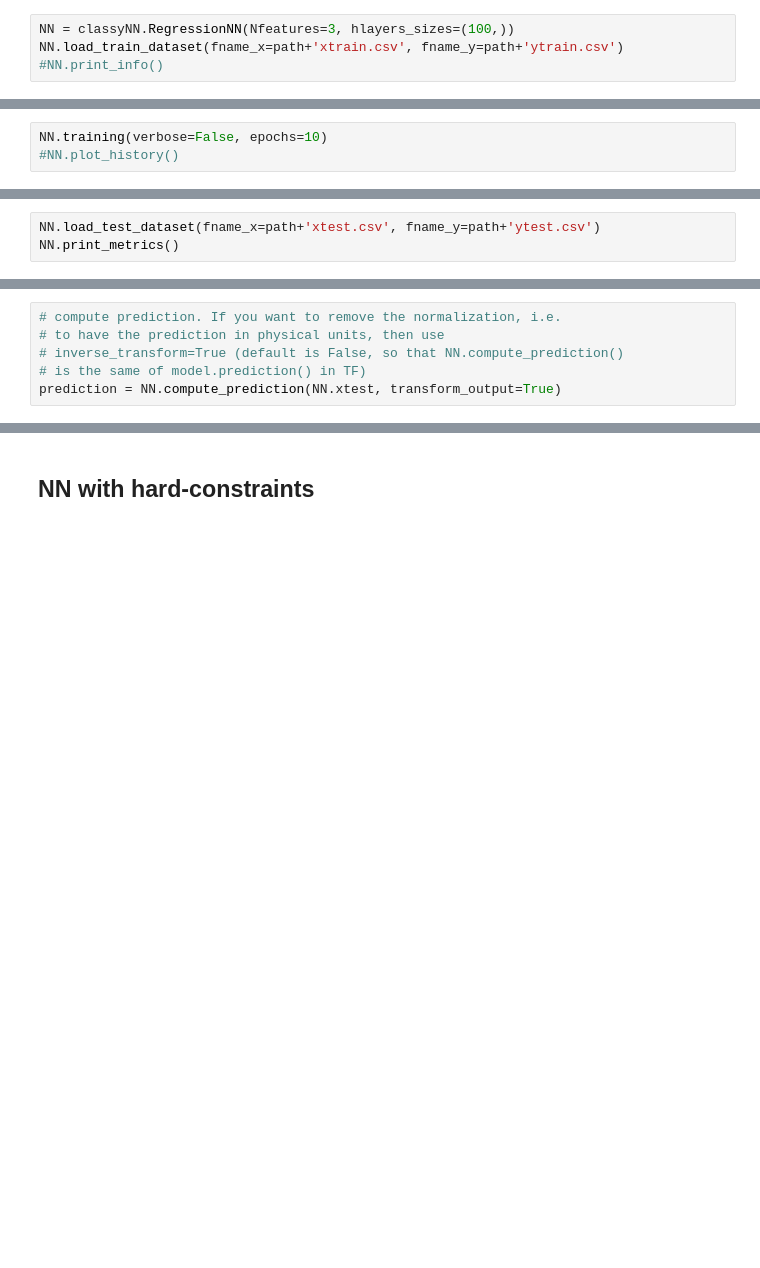
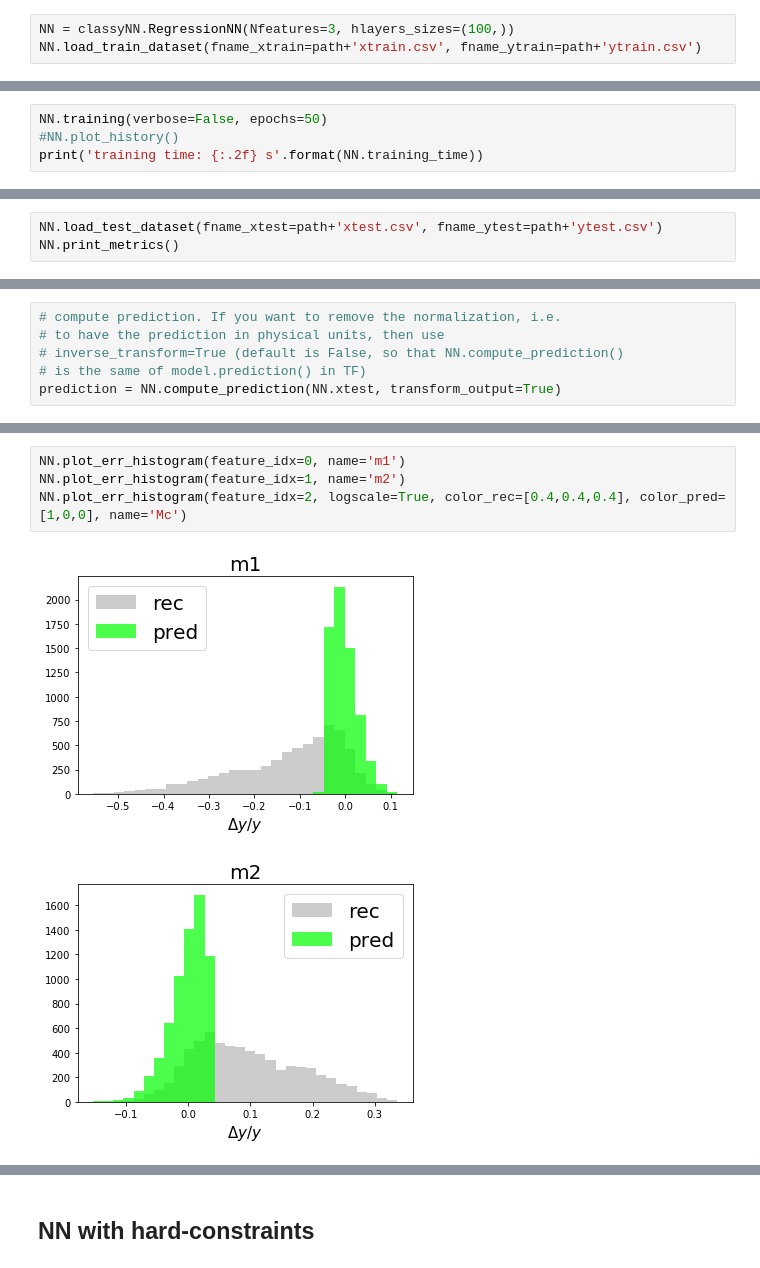
Before and after one commit to PhoenixBirdCreations/IPAM2021_ML, a Jupyter notebook: algo/classy_NN/Example.ipynb, the cells around one changed output, grey strips where cells are left out. Cells and saved outputs as stored; diff of their text form; blank space fills up the shorter version.

```diff
--- a/algo/classy_NN/Example.ipynb
+++ b/algo/classy_NN/Example.ipynb
@@ -15,5 +15,4 @@ import matplotlib.pyplot as plt
 path = "/home/simone/repos/IPAM2021_ML/datasets/GSTLAL_EarlyWarning_Dataset/Dataset/m1m2Mc/"
 # %%
 NN = classyNN.RegressionNN(Nfeatures=3, hlayers_sizes=(100,))
-NN.load_train_dataset(fname_x=path+'xtrain.csv', fname_y=path+'ytrain.csv')
-#NN.print_info()
+NN.load_train_dataset(fname_xtrain=path+'xtrain.csv', fname_ytrain=path+'ytrain.csv')
@@ -22,3 +19,4 @@ No output-intervals specified, using MinMaxScaler
 # %%
-NN.training(verbose=False, epochs=10)
+NN.training(verbose=False, epochs=50)
 #NN.plot_history()
+print('training time: {:.2f} s'.format(NN.training_time))
@@ -25,4 +25,4 @@ NN.training(verbose=False, epochs=10)
 # %%
-NN.load_test_dataset(fname_x=path+'xtest.csv', fname_y=path+'ytest.csv')
+NN.load_test_dataset(fname_xtest=path+'xtest.csv', fname_ytest=path+'ytest.csv')
 NN.print_metrics()
 # %% [output]
@@ -94,0 +96,7 @@ validation_split    : 0.0
+# %%
+NN.plot_err_histogram(feature_idx=0, name='m1')
+NN.plot_err_histogram(feature_idx=1, name='m2')
+NN.plot_err_histogram(feature_idx=2, logscale=True, color_rec=[0.4,0.4,0.4], color_pred=[1,0,0], name='Mc')
+# %% [output]
+[figure, added]
+[figure, added]
```
Also changed, not shown: parts of 14 cells of this notebook, 1 other file.
